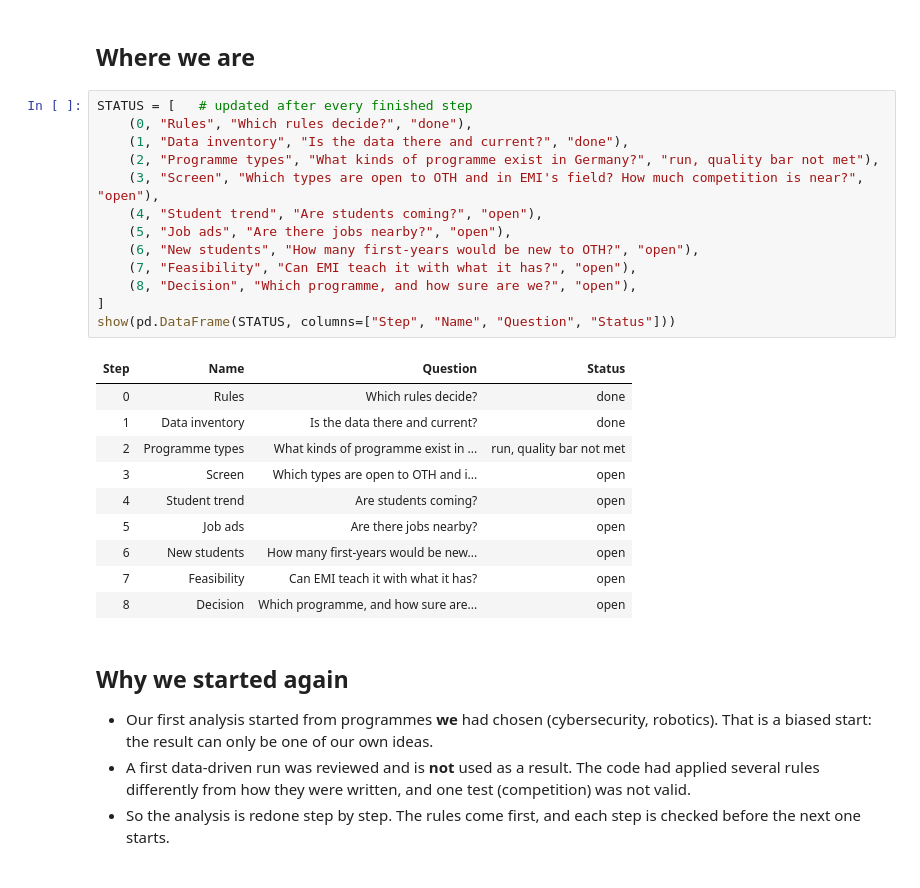
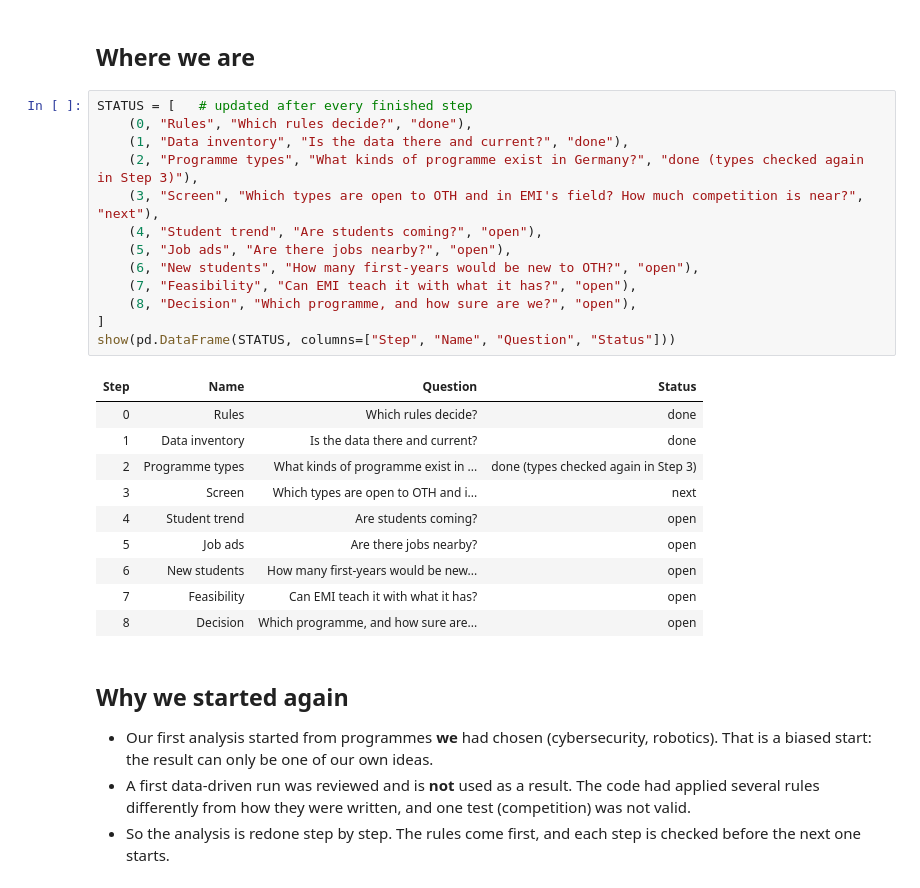
Before and after one commit to SomanthaManuranga/study-program-intelligence, a Jupyter notebook: notebooks/funnel_progress.ipynb, the cells around one changed output. Drawn from its saved outputs; the diff is of its cells as text.

Commit message:
Funnel step 2 redo: result, notes, decision log, notebook section

```diff
--- a/notebooks/funnel_progress.ipynb
+++ b/notebooks/funnel_progress.ipynb
@@ -33,22 +33,22 @@ Rules loaded: 17 blocks - definitions, universe, text, similarity, discovery, po
 # %%
 STATUS = [   # updated after every finished step
     (0, "Rules", "Which rules decide?", "done"),
     (1, "Data inventory", "Is the data there and current?", "done"),
-    (2, "Programme types", "What kinds of programme exist in Germany?", "run, quality bar not met"),
-    (3, "Screen", "Which types are open to OTH and in EMI's field? How much competition is near?", "open"),
+    (2, "Programme types", "What kinds of programme exist in Germany?", "done (types checked again in Step 3)"),
+    (3, "Screen", "Which types are open to OTH and in EMI's field? How much competition is near?", "next"),
     (4, "Student trend", "Are students coming?", "open"),
     (5, "Job ads", "Are there jobs nearby?", "open"),
     (6, "New students", "How many first-years would be new to OTH?", "open"),
     (7, "Feasibility", "Can EMI teach it with what it has?", "open"),
     (8, "Decision", "Which programme, and how sure are we?", "open"),
 ]
 show(pd.DataFrame(STATUS, columns=["Step", "Name", "Question", "Status"]))
 # %% [output]
 | Step | Name | Question | Status |
 | 0 | Rules | Which rules decide? | done |
 | 1 | Data inventory | Is the data there and current? | done |
-| 2 | Programme types | What kinds of programme exist in ... | run, quality bar not met |
-| 3 | Screen | Which types are open to OTH and i... | open |
+| 2 | Programme types | What kinds of programme exist in ... | done (types checked again in Step 3) |
+| 3 | Screen | Which types are open to OTH and i... | next |
 | 4 | Student trend | Are students coming? | open |
 | 5 | Job ads | Are there jobs nearby? | open |
 | 6 | New students | How many first-years would be new... | open |
```
Also changed, not shown: parts of 19 cells of this notebook, 5 other files.
